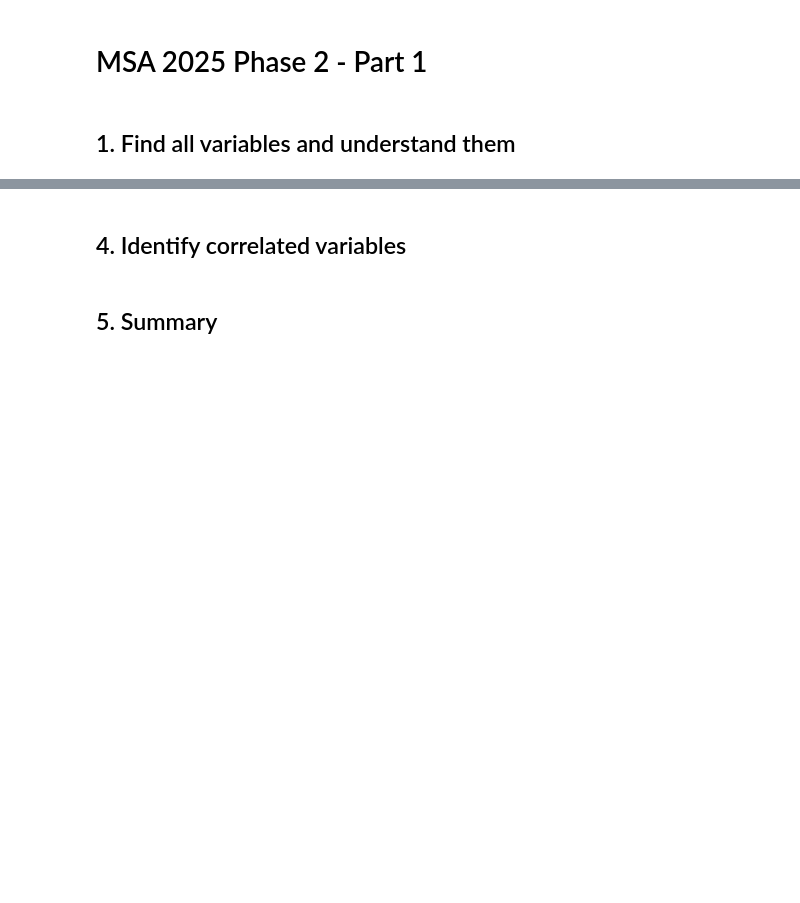
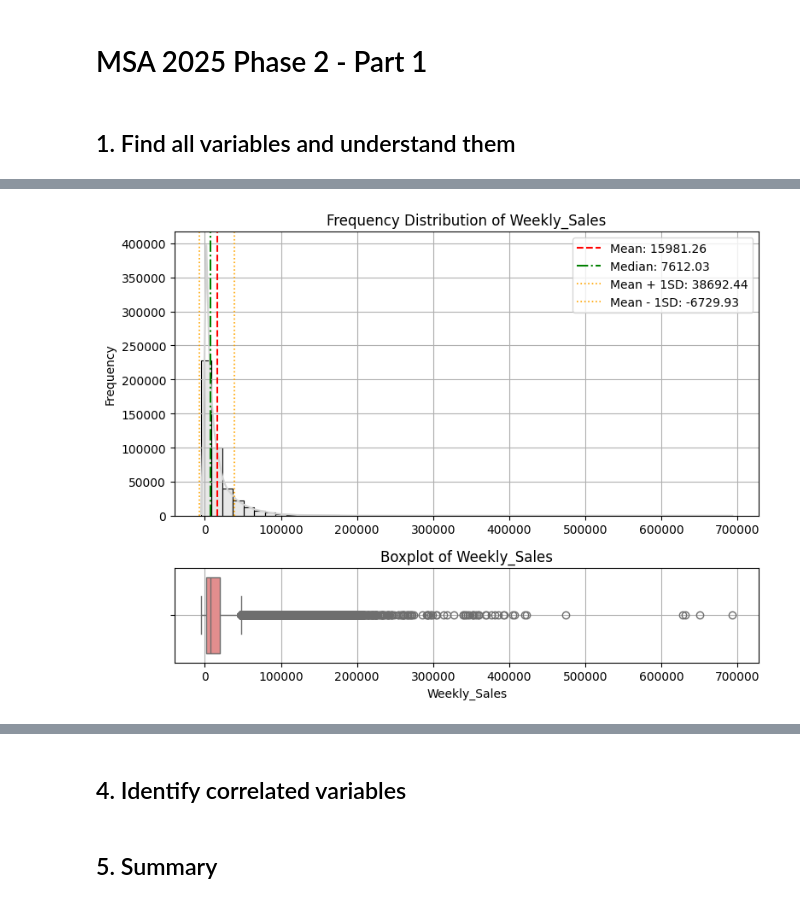
Before and after one commit to wyan170/Phase2_project, a Jupyter notebook: data-science/1. Analysis and Preprocessing/part1-submission.ipynb, the cells around one changed output, grey strips where cells are left out. Cells and saved outputs as stored; diff of their text form; code cells hidden in the pictures; blank space fills up the shorter version.

```diff
--- a/data-science/1. Analysis and Preprocessing/part1-submission.ipynb
+++ b/data-science/1. Analysis and Preprocessing/part1-submission.ipynb
@@ -18,0 +82,34 @@ print("2")
+# %%
+def show_distribution_with_stats(column):
+    fig, axs = plt.subplots(nrows=2, ncols=1, figsize=(8, 6), gridspec_kw={'height_ratios': [3, 1]})
+
+    data = column.dropna()
+    mean = data.mean()
+    median = data.median()
+    std = data.std()
+
+    # hist
+    sns.histplot(data, ax=axs[0], bins=50, kde=True,color='lightgrey')
+    axs[0].axvline(mean, color='red', linestyle='--', linewidth=1.5, label=f"Mean: {mean:.2f}")
+    axs[0].axvline(median, color='green', linestyle='-.', linewidth=1.5, label=f"Median: {median:.2f}")
+    axs[0].axvline(mean + std, color='orange', linestyle=':', linewidth=1.2, label=f"Mean + 1SD: {mean+std:.2f}")
+    axs[0].axvline(mean - std, color='orange', linestyle=':', linewidth=1.2, label=f"Mean - 1SD: {mean-std:.2f}")
+    axs[0].set_title(f"Frequency Distribution of {column.name}")
+    axs[0].set_xlabel("")
+    axs[0].set_ylabel("Frequency")
+    axs[0].legend()
+    axs[0].grid(True)
+
+    # boxplot
+    sns.boxplot(x=data, ax=axs[1], color='lightcoral')
+    axs[1].set_title(f"Boxplot of {column.name}")
+    axs[1].set_xlabel(column.name)
+    axs[1].grid(True)
+
+    plt.tight_layout()
+    plt.show()
+
+
+show_distribution_with_stats(df["Weekly_Sales"])
+# %% [output]
+[figure, added]
```
Also changed, not shown: parts of 14 cells of this notebook.
